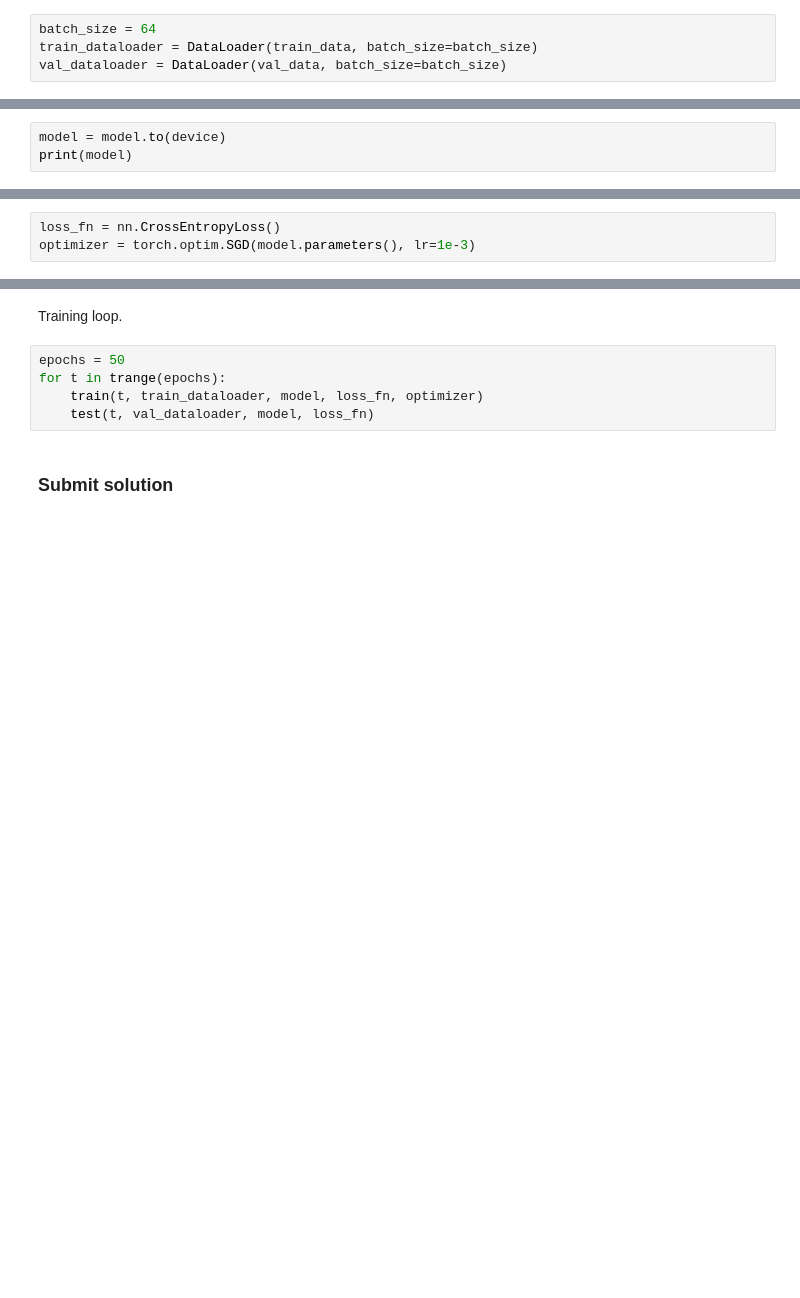
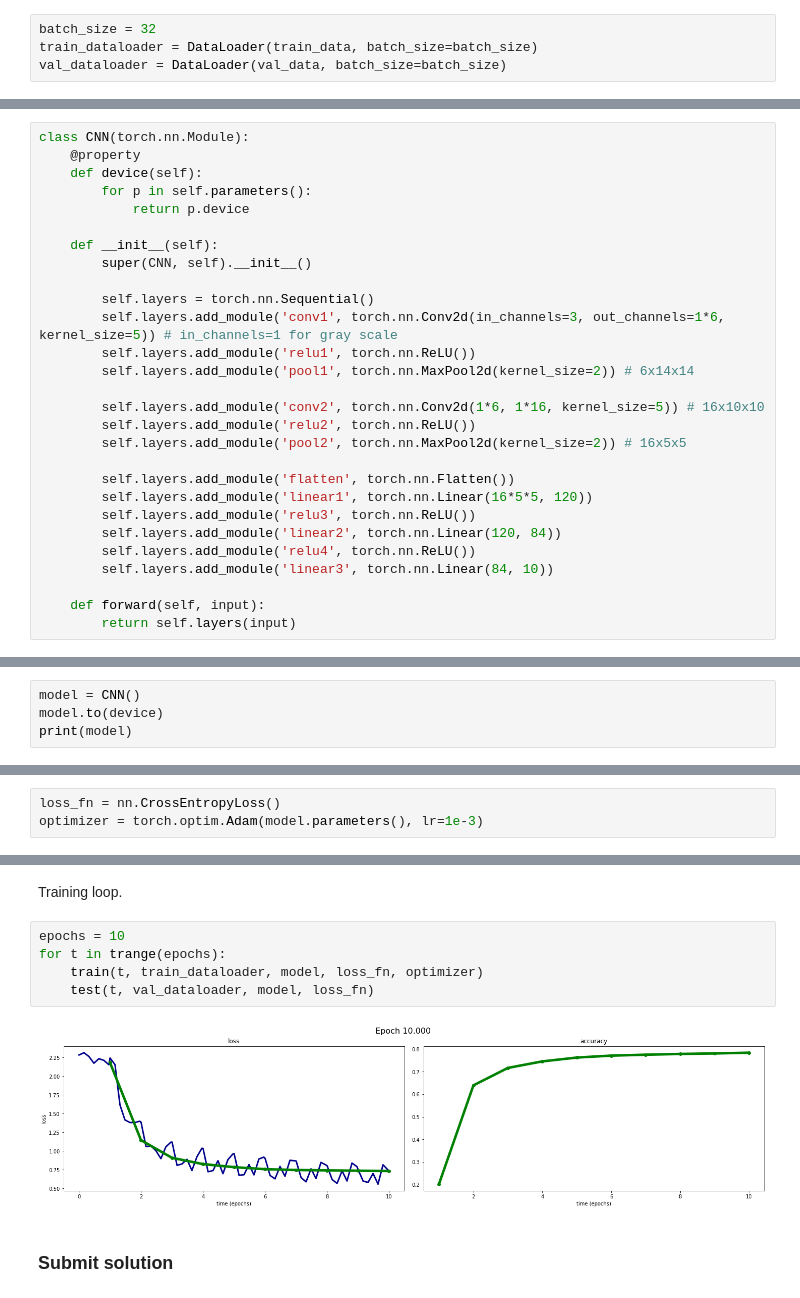
Before and after one commit to NickThe1/image-classification, a Jupyter notebook: classcnn.ipynb, the cells around one changed output, grey strips where cells are left out. Drawn from its saved outputs; the diff is of its cells as text; blank space fills up the shorter version.

```diff
--- a/classcnn.ipynb
+++ b/classcnn.ipynb
@@ -169,7 +247,7 @@ train_data, val_data = torch.utils.data.random_split(
 # %% [markdown]
 Data loaders initialization.
 # %%
-batch_size = 64
+batch_size = 32
 train_dataloader = DataLoader(train_data, batch_size=batch_size)
 val_dataloader = DataLoader(val_data, batch_size=batch_size)
 # %% [markdown]
@@ -195,5 +273,34 @@ model = nn.Sequential(
+# %%
+class CNN(torch.nn.Module):
+    @property
+    def device(self):
+        for p in self.parameters():
+            return p.device
+
+    def __init__(self):
+        super(CNN, self).__init__()
+
+        self.layers = torch.nn.Sequential()
+        self.layers.add_module('conv1', torch.nn.Conv2d(in_channels=3, out_channels=1*6, kernel_size=5)) # in_channels=1 for gray scale
+        self.layers.add_module('relu1', torch.nn.ReLU())
+        self.layers.add_module('pool1', torch.nn.MaxPool2d(kernel_size=2)) # 6x14x14
+
+        self.layers.add_module('conv2', torch.nn.Conv2d(1*6, 1*16, kernel_size=5)) # 16x10x10
+        self.layers.add_module('relu2', torch.nn.ReLU())
+        self.layers.add_module('pool2', torch.nn.MaxPool2d(kernel_size=2)) # 16x5x5
+
+        self.layers.add_module('flatten', torch.nn.Flatten())
+        self.layers.add_module('linear1', torch.nn.Linear(16*5*5, 120))
+        self.layers.add_module('relu3', torch.nn.ReLU())
+        self.layers.add_module('linear2', torch.nn.Linear(120, 84))
+        self.layers.add_module('relu4', torch.nn.ReLU())
+        self.layers.add_module('linear3', torch.nn.Linear(84, 10))
+
+    def forward(self, input):
+        return self.layers(input)
 # %% [markdown]
 We send the model to the selected device.
 # %%
-model = model.to(device)
+model = CNN()
+model.to(device)
 print(model)
@@ -203,7 +327,7 @@ print(model)
 We set the loss function (optimization goal) and the optimizer.
 # %%
 loss_fn = nn.CrossEntropyLoss()
-optimizer = torch.optim.SGD(model.parameters(), lr=1e-3)
+optimizer = torch.optim.Adam(model.parameters(), lr=1e-3)
 # %% [markdown]
 Code for visualizing the learning process.
 
@@ -269,10 +393,12 @@ def test(epoch, dataloader, model, loss_fn):
 # %% [markdown]
 Training loop.
 # %%
-epochs = 50
+epochs = 10
 for t in trange(epochs):
     train(t, train_dataloader, model, loss_fn, optimizer)
     test(t, val_dataloader, model, loss_fn)
+# %% [output]
+[figure, added]
 # %% [markdown]
 ### Submit solution
 # %% [markdown]
```
Also changed, not shown: parts of 14 cells of this notebook.
